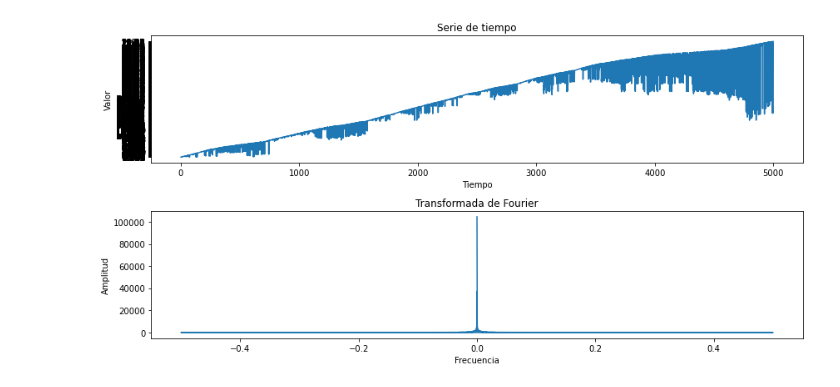
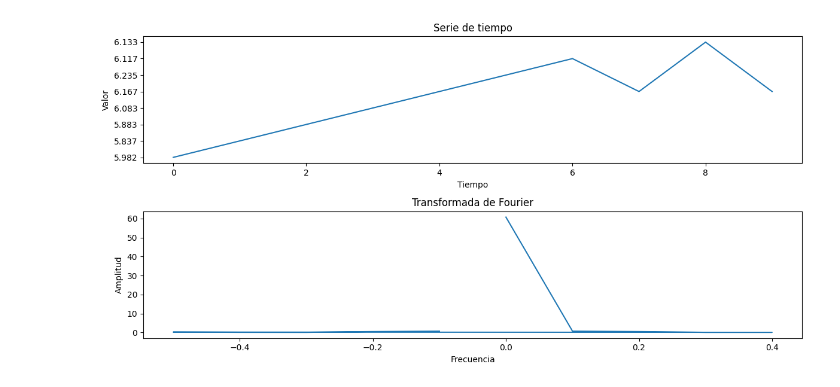
Before and after one commit to MiguelAngelLiera/Stock_Exchange_NN_PP, a Jupyter notebook: src/pruebas.ipynb, the cells around one changed output. Drawn from its saved outputs; the diff is of its cells as text; code cells hidden in the pictures.

```diff
--- a/src/pruebas.ipynb
+++ b/src/pruebas.ipynb
@@ -23,26 +27,26 @@ plt.show()
 # %%
 # Calcular la Transformada de Fourier
-transformada = np.fft.fft(cierre)
+transformada = np.fft.fft(cierre[:10])
 
 # Calcular las frecuencias correspondientes a los coeficientes de la transformada
-frecuencias = np.fft.fftfreq(len(cierre), d=1)  # Aquí asumimos que los datos están separados por un intervalo de tiempo constante
-
+frecuencias = np.fft.fftfreq(len(cierre[:10]), d=1)  # Aquí asumimos que los datos están separados por un intervalo de tiempo constante
+magnitudes = np.abs(frecuencias)
 # Graficar la serie de tiempo y la transformada de Fourier
 plt.figure(figsize=(12, 6))
 
 plt.subplot(2, 1, 1)
-plt.plot(range(len(cierre)), cierre)
+plt.plot(range(len(cierre[:10])), cierre[:10])
 plt.title("Serie de tiempo")
 plt.xlabel("Tiempo")
 plt.ylabel("Valor")
 
 plt.subplot(2, 1, 2)
 plt.plot(frecuencias, np.abs(transformada))
 plt.title("Transformada de Fourier")
 plt.xlabel("Frecuencia")
 plt.ylabel("Amplitud")
 
 plt.tight_layout()
 plt.show()
 # %% [output]
-[figure, old version]
+[figure, new version]
```
Also changed, not shown: parts of 3 cells of this notebook, 14 other files.
